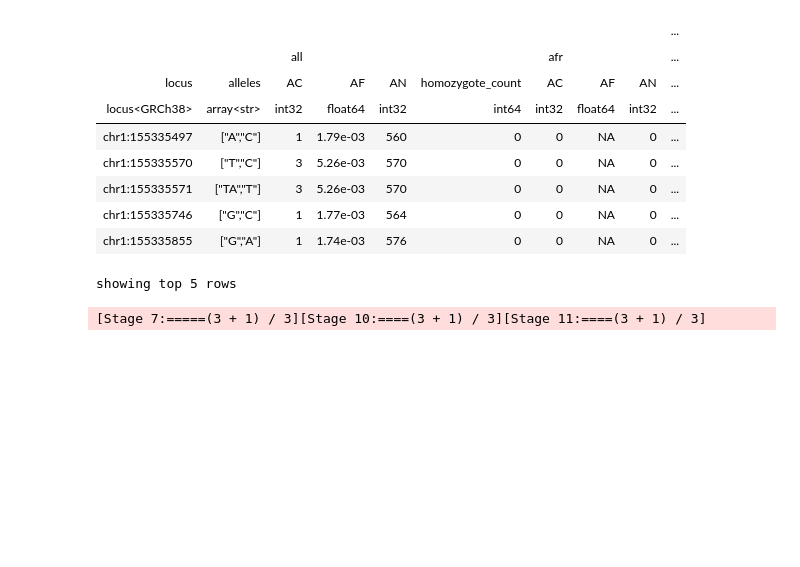
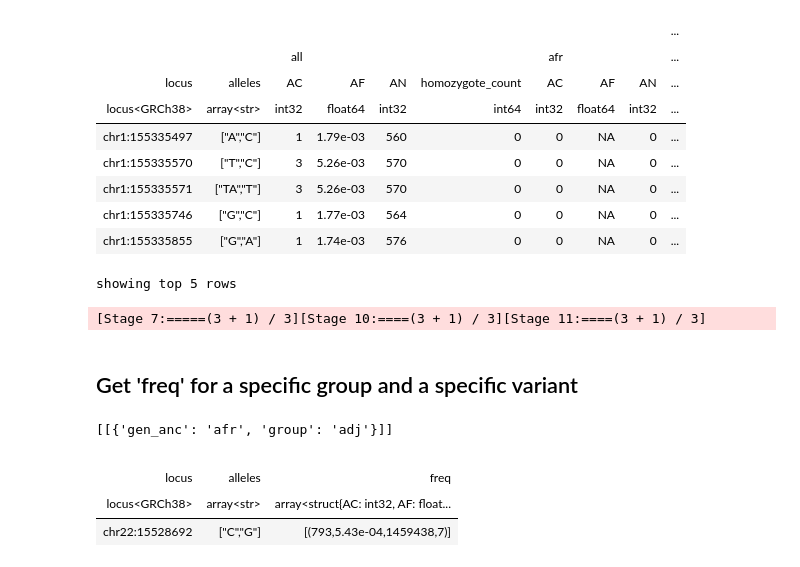
Before and after one commit to broadinstitute/gnomad-toolbox, a Jupyter notebook: gnomad_toolbox/use_cases/toolbox_for_gnomad_users.ipynb, the cells around one changed output. Cells and saved outputs as stored; diff of their text form; code cells hidden in the pictures; blank space fills up the shorter version.

Commit message:
Add example to get AF for one ancestry for one variant

```diff
--- a/gnomad_toolbox/use_cases/toolbox_for_gnomad_users.ipynb
+++ b/gnomad_toolbox/use_cases/toolbox_for_gnomad_users.ipynb
@@ -242,3 +244,54 @@ ht.select(**{pop: ht.freq[i] for i, pop in enumerate(populations)}).show(5)
 | chr1:155335855 | ["G","A"] | 1 | 1.74e-03 | 576 | 0 | 0 | NA | 0 | ... |
 showing top 5 rows
 [Stage 7:=====(3 + 1) / 3][Stage 10:====(3 + 1) / 3][Stage 11:====(3 + 1) / 3]
+# %% [markdown]
+## Get 'freq' for a specific group and a specific variant
+# %%
+from gnomad.utils.filtering import filter_arrays_by_meta
+
+ht = v4_public_release("exomes").ht()
+
+# Filter by the location of the variant
+ht = ht.filter((ht.locus.contig == "chr22") & (ht.locus.position==15528692))
+
+# Assign th
+items_to_filter1 = {'gen_anc':['afr'], 'group':['adj']}
+freq_meta1, array_exprs1 = filter_arrays_by_meta(
+        ht.freq_meta,
+        {
+            **{a: ht[a] for a in ['freq']},
+            "freq_meta_sample_count": ht.index_globals().freq_meta_sample_count,
+        },
+        items_to_filter=items_to_filter1,
+        keep=True,
+        combine_operator="and",
+    )
+
+# if you want to further remove 'downsampling', 'sex', and 'subset'
+items_to_filter2 = ['sex','downsampling','subset']
+freq_meta2, array_exprs2 = filter_arrays_by_meta(
+        freq_meta1,
+        {
+            **{a: ht[a] for a in ['freq']},
+            "freq_meta_sample_count": ht.index_globals().freq_meta_sample_count,
+        },
+        items_to_filter=items_to_filter2,
+        keep=False,
+        combine_operator="or",
+    )
+freq_meta2.collect()
+# %% [output]
+[[{'gen_anc': 'afr', 'group': 'adj'}]]
+# %%
+ht = ht.annotate(**{a: array_exprs2[a] for a in ['freq']})
+ht = ht.annotate_globals(
+        freq_meta=freq_meta2,
+        freq_meta_sample_count=array_exprs2["freq_meta_sample_count"],
+    )
+
+ht.select('freq').show(-1)
+# %% [output]
+|  |  |  |
+| locus | alleles | freq |
+| locus<GRCh38> | array<str> | array<struct{AC: int32, AF: float... |
+| chr22:15528692 | ["C","G"] | [(793,5.43e-04,1459438,7)] |
```
Also changed, not shown: parts of 2 cells of this notebook.
